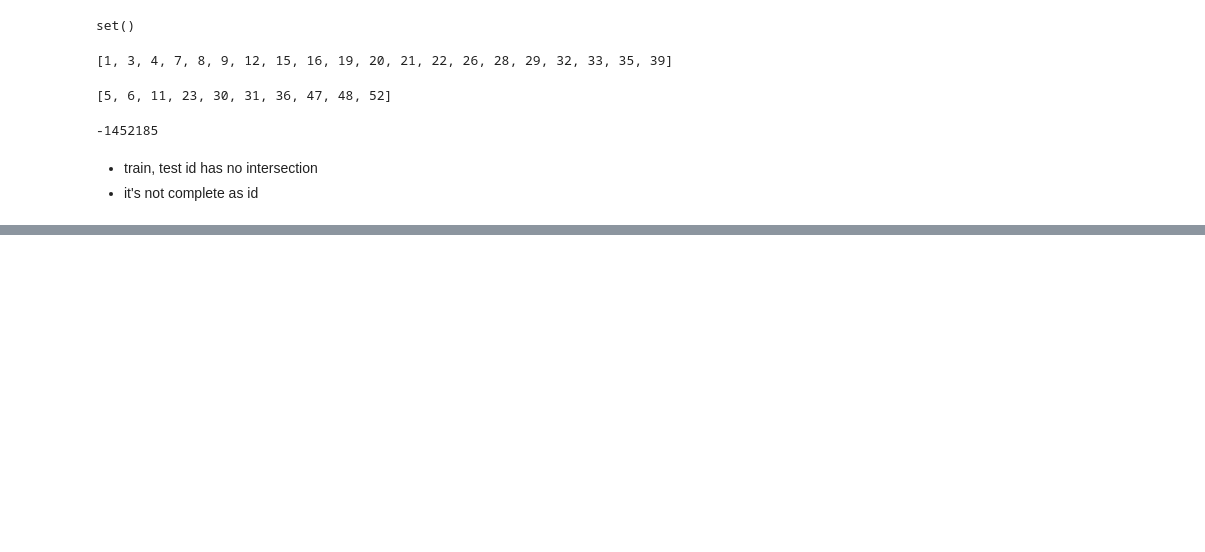
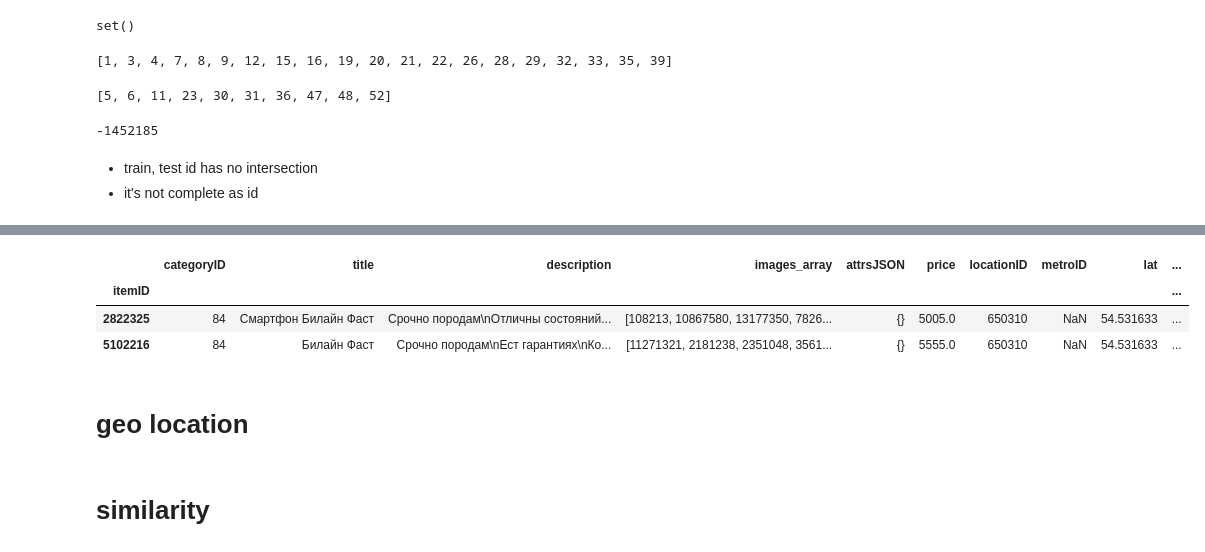
Before and after one commit to qf6101/avito-duplicate-ads-detection, a Jupyter notebook: data exploration.ipynb, the cells around one changed output, grey strips where cells are left out. Drawn from its saved outputs; the diff is of its cells as text; code cells hidden in the pictures; blank space fills up the shorter version.

```diff
--- a/data exploration.ipynb
+++ b/data exploration.ipynb
@@ -106,0 +209,2 @@ len(ids_train) + len(ids_test) - max(max(ids_train), max(ids_test))
+# %%
+item_info_train.set_index('itemID', inplace=True)
@@ -106,0 +215,11 @@ len(ids_train) + len(ids_test) - max(max(ids_train), max(ids_test))
+# %%
+item_info_train.loc[[2822325, 5102216]]
+# %% [output]
+|  | categoryID | title | description | images_array | attrsJSON | price | locationID | metroID | lat | ... |
+| itemID |  |  |  |  |  |  |  |  |  | ... |
+| 2822325 | 84 | Смартфон Билайн Фаст | Срочно породам\nОтличны состояний... | [108213, 10867580, 13177350, 7826... | {} | 5005.0 | 650310 | NaN | 54.531633 | ... |
+| 5102216 | 84 | Билайн Фаст | Срочно породам\nЕст гарантиях\nКо... | [11271321, 2181238, 2351048, 3561... | {} | 5555.0 | 650310 | NaN | 54.531633 | ... |
+# %% [markdown]
+# geo location
+# %% [markdown]
+# similarity
```
Also changed, not shown: parts of 25 cells of this notebook.
